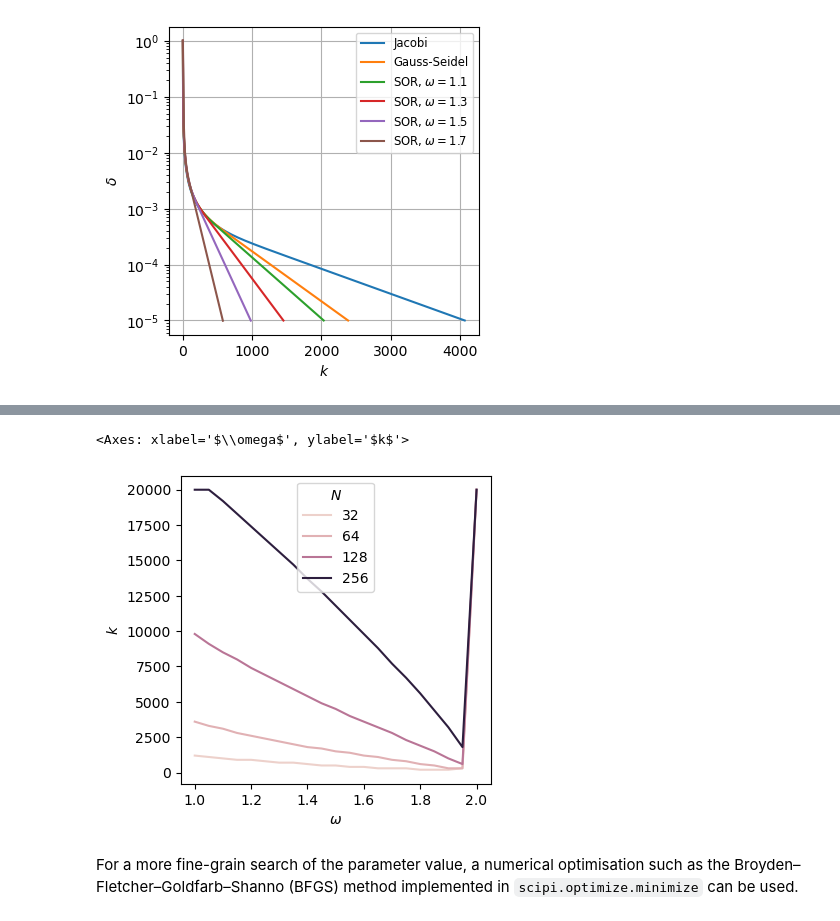
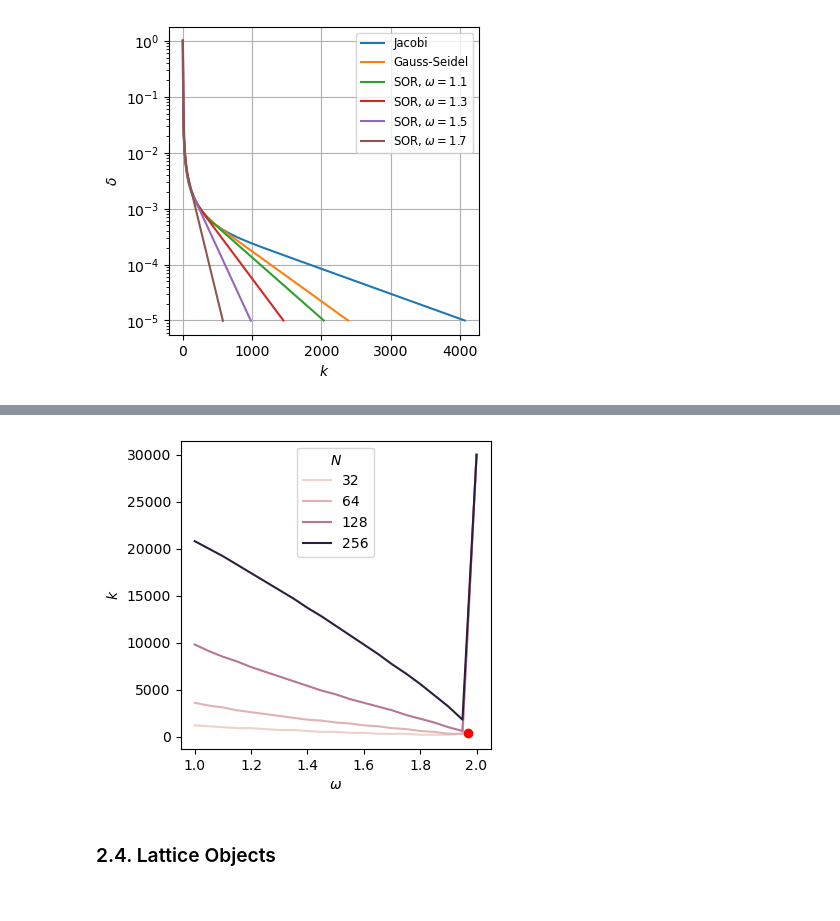
Before and after one commit to mboyan/scented-candles, a Jupyter notebook: Assignment Set 1/AssignmentSet1.ipynb, the cells around one changed output, grey strips where cells are left out. Drawn from its saved outputs; the diff is of its cells as text; code cells hidden in the pictures.

```diff
--- a/Assignment Set 1/AssignmentSet1.ipynb
+++ b/Assignment Set 1/AssignmentSet1.ipynb
@@ -414,0 +421,12 @@ Terminating after 1800 iterations.
+# %%
+def run_diff_sim_omega(omega, N=128):
+    """
+    Run diffusion simulation with given omega and lattice size.
+    """
+    c_init = np.zeros((N, N))
+    return pde.diffusion_system_non_time_dependent(c_init, n_max_iter=int(3e4), gauss_seidel=True, omega=omega, save_interval=1000, run_GPU=False)[1]
+
+res = minimize_scalar(run_diff_sim_omega, 1.9, args=(128), bounds=(1.8, 1.999))
+omega_opt = res.x
+k_min = res.fun
+print(f"Optimal omega: {omega_opt:.3f}, k_min: {k_min}")
@@ -415,10 +451,12 @@ Terminating after 1800 iterations.
 # %%
 fig, ax = plt.subplots()
 fig.set_size_inches(4, 4)
 
 sns.lineplot(df_k_termination, x='$\omega$', y='$k$', hue='$N$', ax=ax)
+ax.plot(omega_opt, k_min, 'ro')
+
+plt.show()
 # %% [output]
-<Axes: xlabel='$\\omega$', ylabel='$k$'>
-[figure, old version]
+[figure, new version]
-# %% [markdown]
-For a more fine-grain search of the parameter value, a numerical optimisation such as the Broyden–Fletcher–Goldfarb–Shanno (BFGS) method implemented in `scipi.optimize.minimize` can be used.
+# %% [markdown]
+### 2.4. Lattice Objects
```
Also changed, not shown: parts of 7 cells of this notebook, 1 other file.
